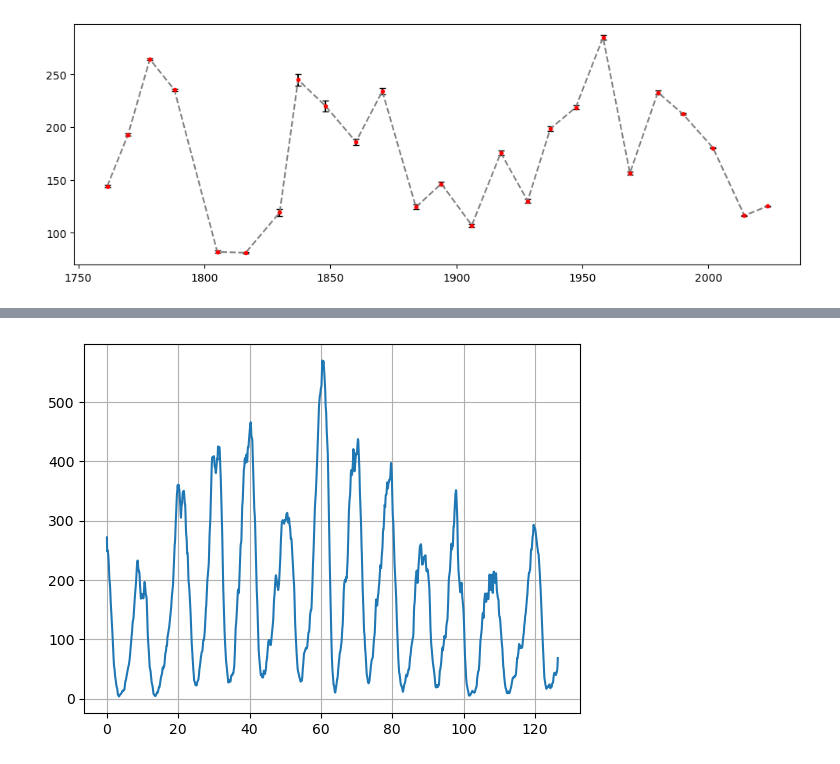
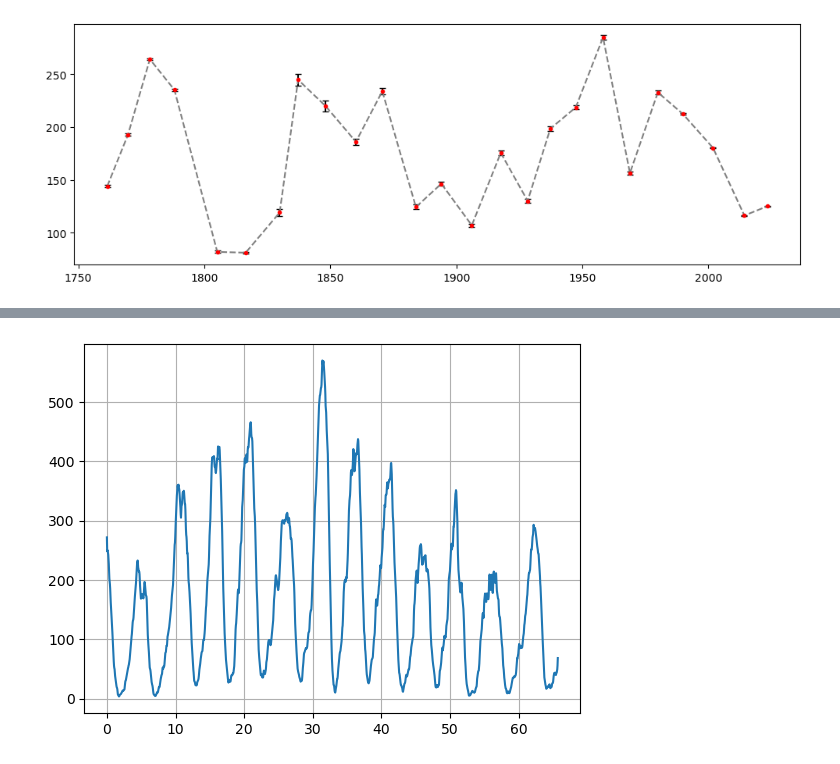
Before and after one commit to Focus9752/Solpletter_projekt, a Jupyter notebook: Scuffed stuff/Ekstrema.ipynb, the cells around one changed output, grey strips where cells are left out. Drawn from its saved outputs; the diff is of its cells as text; code cells hidden in the pictures.

```diff
--- a/Scuffed stuff/Ekstrema.ipynb
+++ b/Scuffed stuff/Ekstrema.ipynb
@@ -121,16 +121,16 @@ plt.show()
 # %%
 from scipy.fft import fft, fftfreq
 y = fft(SN)
 # Number of sample points
 N = len(SN)
 
 # Sample spacing
-T = 13 / len(SN)
+T = 1 / len(SN)
 x = np.linspace(0.0, N*T, N, endpoint=False)
 yf = fft(y)
 xf = fftfreq(N, T)[:N//2]
 plt.plot(xf, 2.0/N * np.abs(yf[0:N//2]))
 plt.grid()
 plt.show()
 # %% [output]
-[figure, old version]
+[figure, new version]
```
Also changed, not shown: parts of 2 cells of this notebook.
